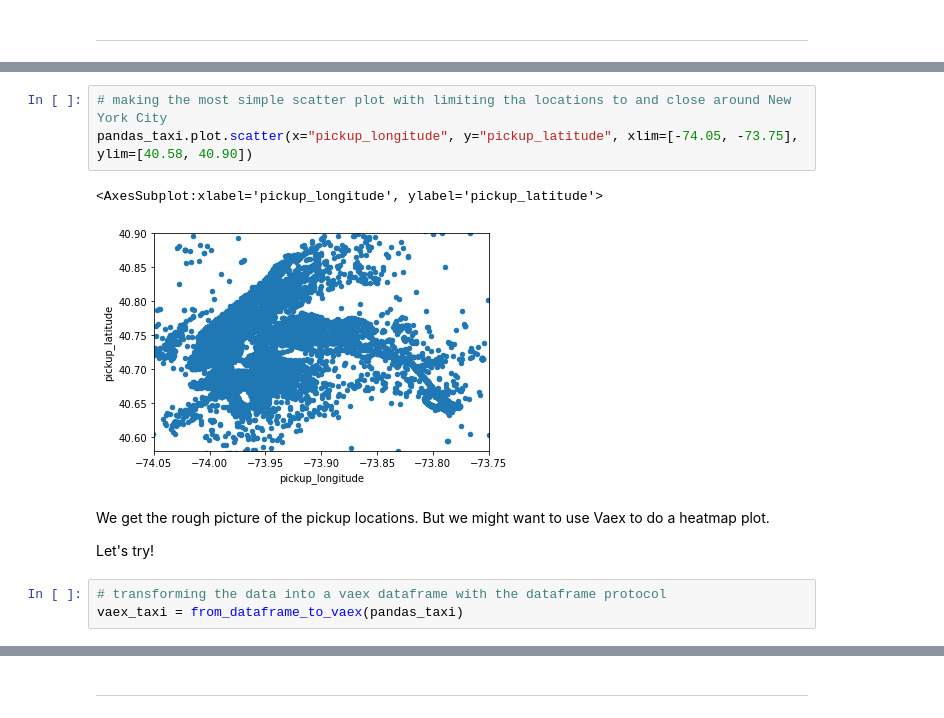
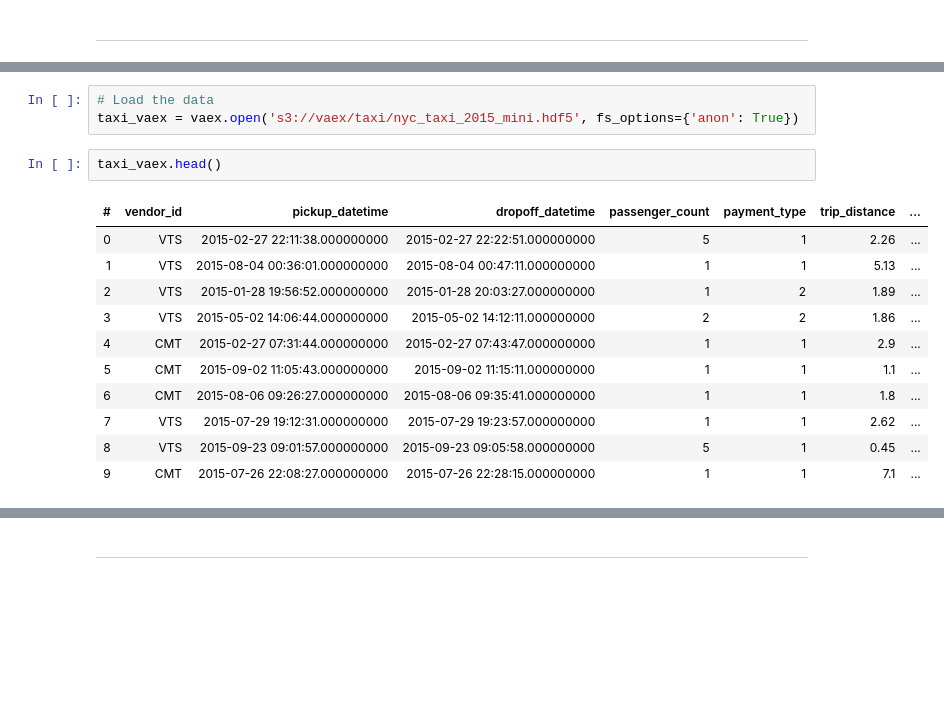
Before and after one commit to AlenkaF/vaex-df-api-implementation, a Jupyter notebook: blog-post-and-example_notebook/Example_Notebook-Vaex_implementation.ipynb, the cells around one changed output, grey strips where cells are left out. Saved outputs shown, nothing was run; the diff lists cells and outputs as text; blank space fills up the shorter version.

```diff
--- a/blog-post-and-example_notebook/Example_Notebook-Vaex_implementation.ipynb
+++ b/blog-post-and-example_notebook/Example_Notebook-Vaex_implementation.ipynb
@@ -308,15 +298,19 @@ pandas_taxi.head()
-# %%
-# making the most simple scatter plot with limiting tha locations to and close around New York City
-pandas_taxi.plot.scatter(x="pickup_longitude", y="pickup_latitude", xlim=[-74.05, -73.75], ylim=[40.58, 40.90])
-# %% [output]
-<AxesSubplot:xlabel='pickup_longitude', ylabel='pickup_latitude'>
-[figure, removed]
-# %% [markdown]
-We get the rough picture of the pickup locations. But we might want to use Vaex to do a heatmap plot.
-
-Let's try!
-# %%
-# transforming the data into a vaex dataframe with the dataframe protocol
-vaex_taxi = from_dataframe_to_vaex(pandas_taxi)
+# %%
+# Load the data
+taxi_vaex = vaex.open('s3://vaex/taxi/nyc_taxi_2015_mini.hdf5', fs_options={'anon': True})
+# %%
+taxi_vaex.head()
+# %% [output]
+| # | vendor_id | pickup_datetime | dropoff_datetime | passenger_count | payment_type | trip_distance | ... |
+| 0 | VTS | 2015-02-27 22:11:38.000000000 | 2015-02-27 22:22:51.000000000 | 5 | 1 | 2.26 | ... |
+| 1 | VTS | 2015-08-04 00:36:01.000000000 | 2015-08-04 00:47:11.000000000 | 1 | 1 | 5.13 | ... |
+| 2 | VTS | 2015-01-28 19:56:52.000000000 | 2015-01-28 20:03:27.000000000 | 1 | 2 | 1.89 | ... |
+| 3 | VTS | 2015-05-02 14:06:44.000000000 | 2015-05-02 14:12:11.000000000 | 2 | 2 | 1.86 | ... |
+| 4 | CMT | 2015-02-27 07:31:44.000000000 | 2015-02-27 07:43:47.000000000 | 1 | 1 | 2.9 | ... |
+| 5 | CMT | 2015-09-02 11:05:43.000000000 | 2015-09-02 11:15:11.000000000 | 1 | 1 | 1.1 | ... |
+| 6 | CMT | 2015-08-06 09:26:27.000000000 | 2015-08-06 09:35:41.000000000 | 1 | 1 | 1.8 | ... |
+| 7 | VTS | 2015-07-29 19:12:31.000000000 | 2015-07-29 19:23:57.000000000 | 1 | 1 | 2.62 | ... |
+| 8 | VTS | 2015-09-23 09:01:57.000000000 | 2015-09-23 09:05:58.000000000 | 5 | 1 | 0.45 | ... |
+| 9 | CMT | 2015-07-26 22:08:27.000000000 | 2015-07-26 22:28:15.000000000 | 1 | 1 | 7.1 | ... |
 # %%
 # Making the visualization
```
Also changed, not shown: parts of 8 cells of this notebook.
